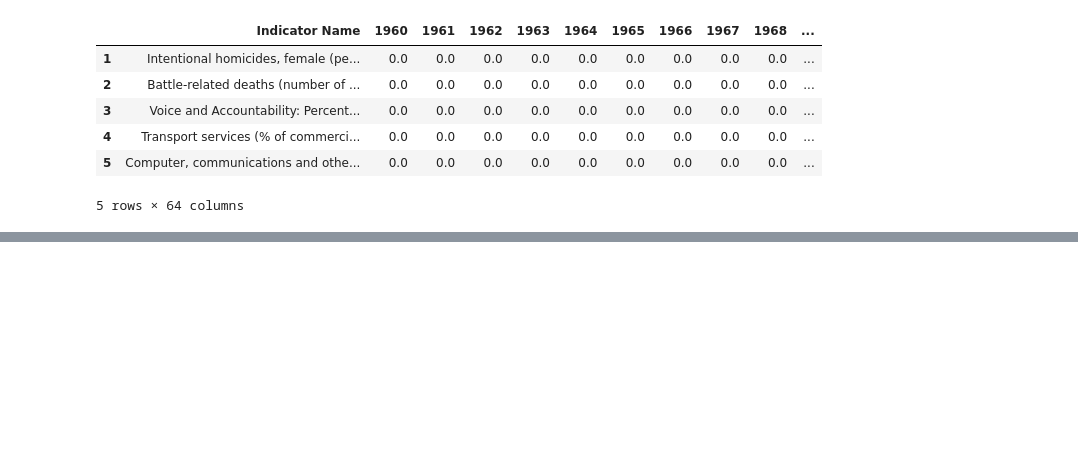
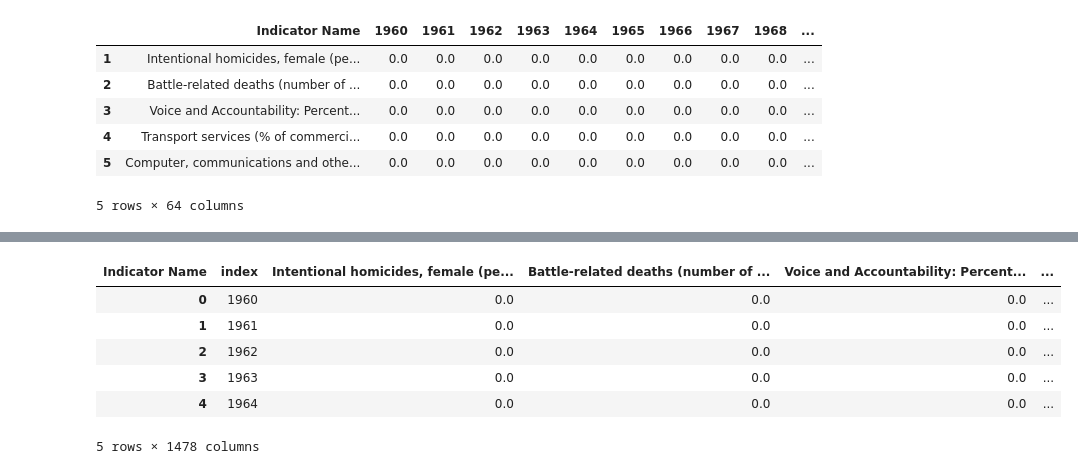
Before and after one commit to Csengupta1101/India_Analysis, a Jupyter notebook: analysis.ipynb, the cells around one changed output, grey strips where cells are left out. Drawn from its saved outputs; the diff is of its cells as text; code cells hidden in the pictures; blank space fills up the shorter version.

```diff
--- a/analysis.ipynb
+++ b/analysis.ipynb
@@ -143,0 +180,10 @@ df.to_csv('updated.csv')
+# %%
+df.head()
+# %% [output]
+| Indicator Name | index | Intentional homicides, female (pe... | Battle-related deaths (number of ... | Voice and Accountability: Percent... | ... |
+| 0 | 1960 | 0.0 | 0.0 | 0.0 | ... |
+| 1 | 1961 | 0.0 | 0.0 | 0.0 | ... |
+| 2 | 1962 | 0.0 | 0.0 | 0.0 | ... |
+| 3 | 1963 | 0.0 | 0.0 | 0.0 | ... |
+| 4 | 1964 | 0.0 | 0.0 | 0.0 | ... |
+5 rows × 1478 columns
```
Also changed, not shown: parts of 15 cells of this notebook, 1 other file.
